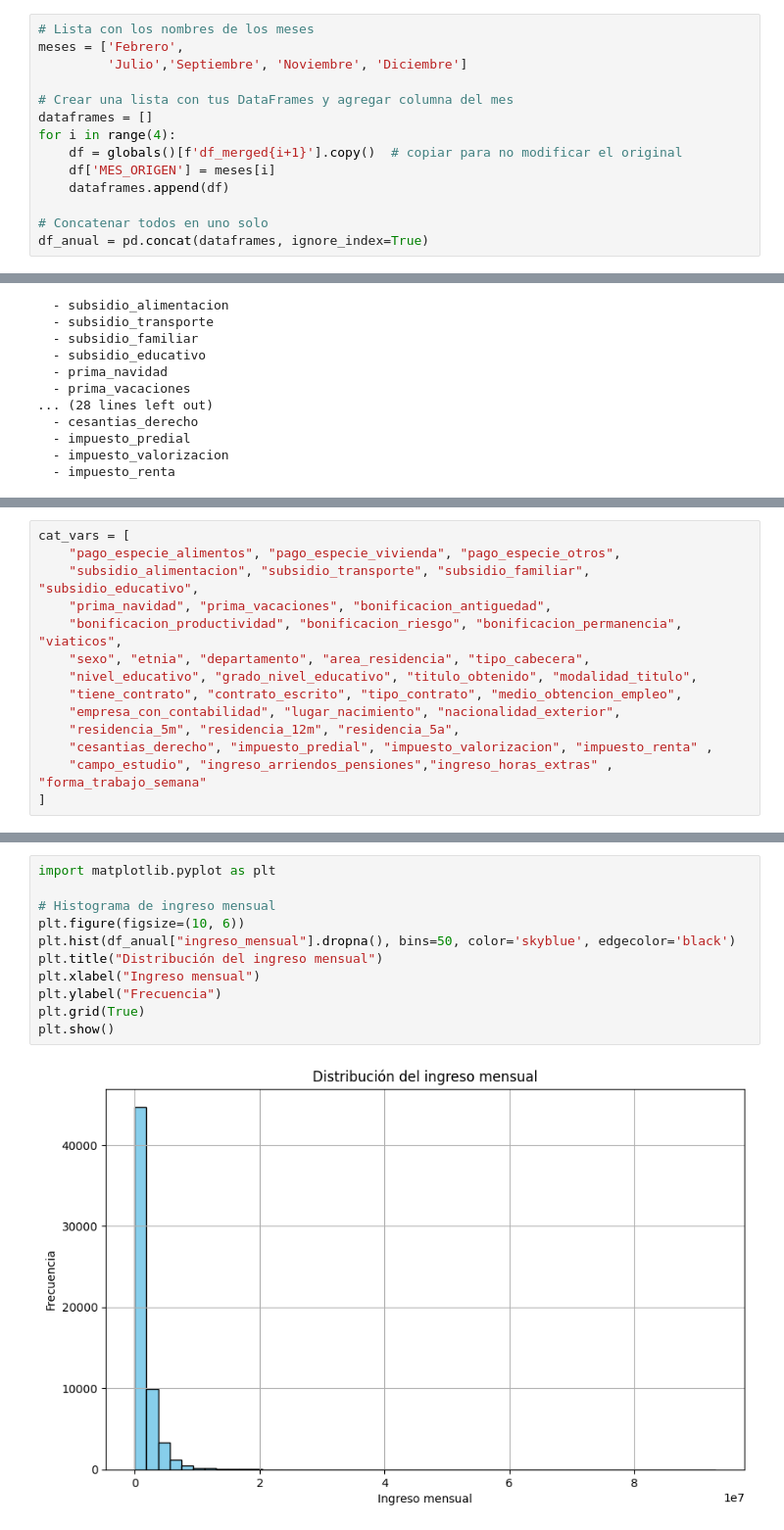
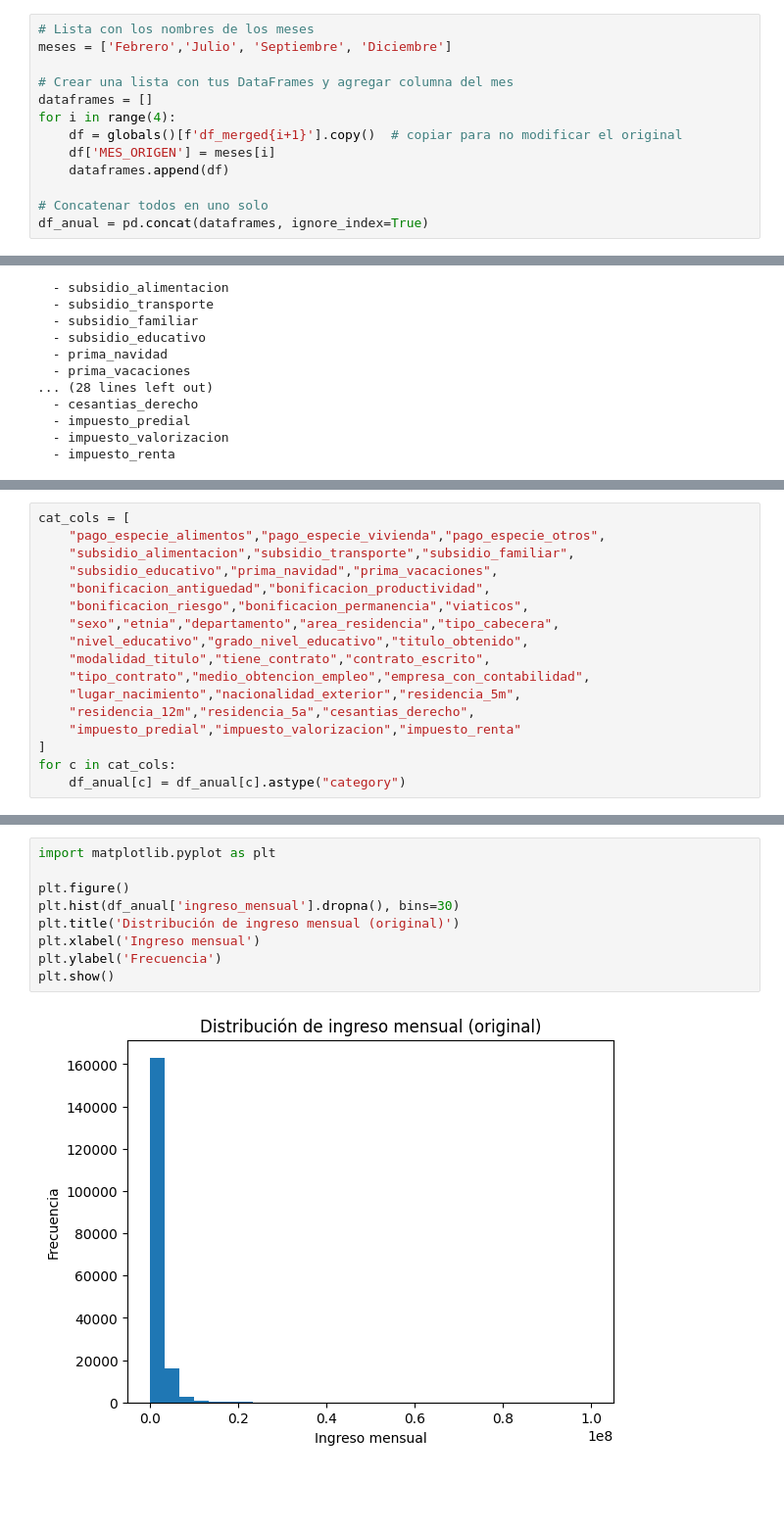
Before and after one commit to Carlos22709/Proyecto_final_analitica, a Jupyter notebook: merges2.ipynb, the cells around one changed output, grey strips where cells are left out. Shown at 98% size. Cells and saved outputs as stored; diff of their text form; blank space fills up the shorter version.

```diff
--- a/merges2.ipynb
+++ b/merges2.ipynb
@@ -407,7 +756,6 @@ ANUAL
 # %%
 # Lista con los nombres de los meses
-meses = ['Febrero',
-         'Julio','Septiembre', 'Noviembre', 'Diciembre']
+meses = ['Febrero','Julio', 'Septiembre', 'Diciembre']
 
 # Crear una lista con tus DataFrames y agregar columna del mes
 dataframes = []
@@ -647,14 +1025,17 @@ num_vars = num_cont_vars + num_disc_vars
 # %%
-cat_vars = [
-    "pago_especie_alimentos", "pago_especie_vivienda", "pago_especie_otros",
-    "subsidio_alimentacion", "subsidio_transporte", "subsidio_familiar", "subsidio_educativo",
-    "prima_navidad", "prima_vacaciones", "bonificacion_antiguedad",
-    "bonificacion_productividad", "bonificacion_riesgo", "bonificacion_permanencia", "viaticos",
-    "sexo", "etnia", "departamento", "area_residencia", "tipo_cabecera",
-    "nivel_educativo", "grado_nivel_educativo", "titulo_obtenido", "modalidad_titulo",
-    "tiene_contrato", "contrato_escrito", "tipo_contrato", "medio_obtencion_empleo",
-    "empresa_con_contabilidad", "lugar_nacimiento", "nacionalidad_exterior",
-    "residencia_5m", "residencia_12m", "residencia_5a",
-    "cesantias_derecho", "impuesto_predial", "impuesto_valorizacion", "impuesto_renta" ,
-    "campo_estudio", "ingreso_arriendos_pensiones","ingreso_horas_extras" , "forma_trabajo_semana"
+cat_cols = [
+    "pago_especie_alimentos","pago_especie_vivienda","pago_especie_otros",
+    "subsidio_alimentacion","subsidio_transporte","subsidio_familiar",
+    "subsidio_educativo","prima_navidad","prima_vacaciones",
+    "bonificacion_antiguedad","bonificacion_productividad",
+    "bonificacion_riesgo","bonificacion_permanencia","viaticos",
+    "sexo","etnia","departamento","area_residencia","tipo_cabecera",
+    "nivel_educativo","grado_nivel_educativo","titulo_obtenido",
+    "modalidad_titulo","tiene_contrato","contrato_escrito",
+    "tipo_contrato","medio_obtencion_empleo","empresa_con_contabilidad",
+    "lugar_nacimiento","nacionalidad_exterior","residencia_5m",
+    "residencia_12m","residencia_5a","cesantias_derecho",
+    "impuesto_predial","impuesto_valorizacion","impuesto_renta"
 ]
+for c in cat_cols:
+    df_anual[c] = df_anual[c].astype("category")
@@ -664,13 +1079,11 @@ Para estimar los ingresos laborales mensuales de una persona
 # %%
 import matplotlib.pyplot as plt
 
-# Histograma de ingreso mensual
-plt.figure(figsize=(10, 6))
-plt.hist(df_anual["ingreso_mensual"].dropna(), bins=50, color='skyblue', edgecolor='black')
-plt.title("Distribución del ingreso mensual")
-plt.xlabel("Ingreso mensual")
-plt.ylabel("Frecuencia")
-plt.grid(True)
+plt.figure()
+plt.hist(df_anual['ingreso_mensual'].dropna(), bins=30)
+plt.title('Distribución de ingreso mensual (original)')
+plt.xlabel('Ingreso mensual')
+plt.ylabel('Frecuencia')
 plt.show()
 # %% [output]
-[figure, old version]
+[figure, new version]
```
Also changed, not shown: parts of 70 cells of this notebook.
